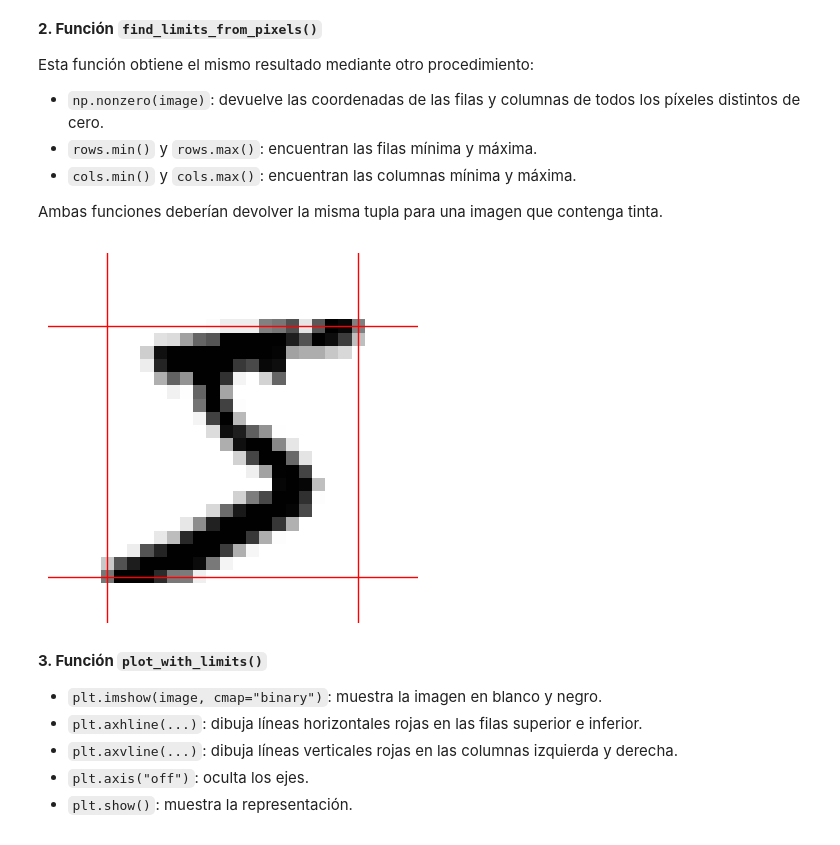
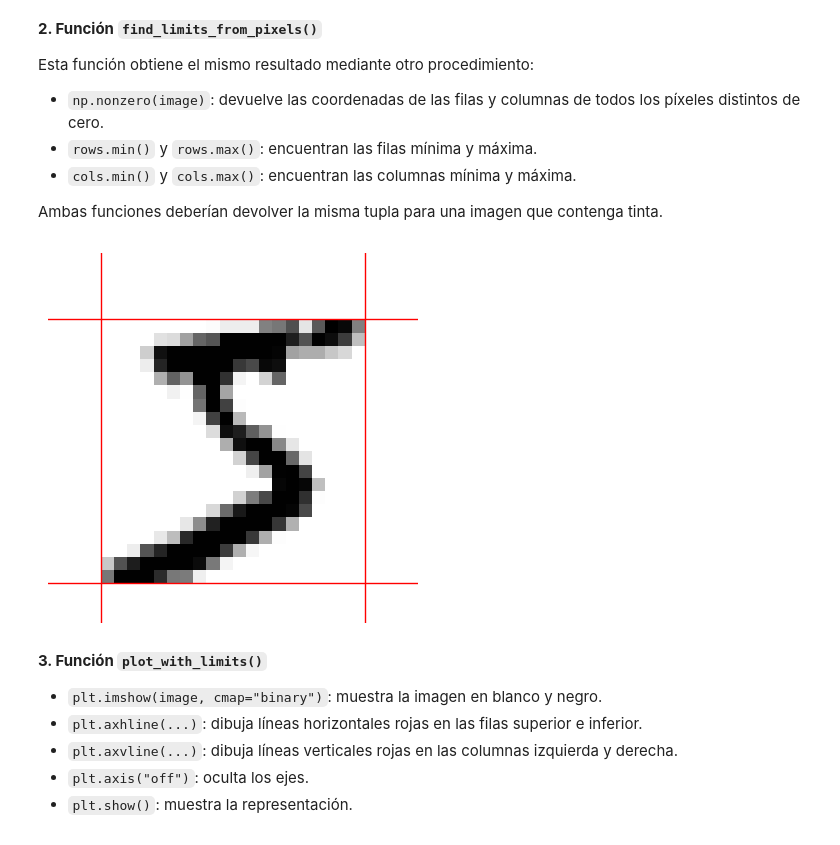
Before and after one commit to JacoboBemposta/numpy-mnist, a Jupyter notebook: mnist_numpy.ipynb, the cells around one changed output. Drawn from its saved outputs; the diff is of its cells as text; code cells hidden in the pictures.

```diff
--- a/mnist_numpy.ipynb
+++ b/mnist_numpy.ipynb
@@ -1178,18 +1178,18 @@ Ambas funciones deberían devolver la misma tupla para una imagen que contenga t
 # %%
 def plot_with_limits(image: np.ndarray) -> None:
     top, bottom, left, right = find_limits(image)
     plt.imshow(image, cmap="binary")
-    for row in (top, bottom):
+    for row in (top -0.5, bottom + 0.5):
         plt.axhline(row, color="red", linewidth=1)
-    for col in (left, right):
+    for col in (left - 0.5, right + 0.5):
         plt.axvline(col, color="red", linewidth=1)
     plt.axis("off")
     plt.show()
 
 
 plot_with_limits(X_train[0])
 # %% [output]
-[figure, old version]
+[figure, new version]
 # %% [markdown]
 **3. Función `plot_with_limits()`**
 
```
Also changed, not shown: parts of 1 cell of this notebook.
